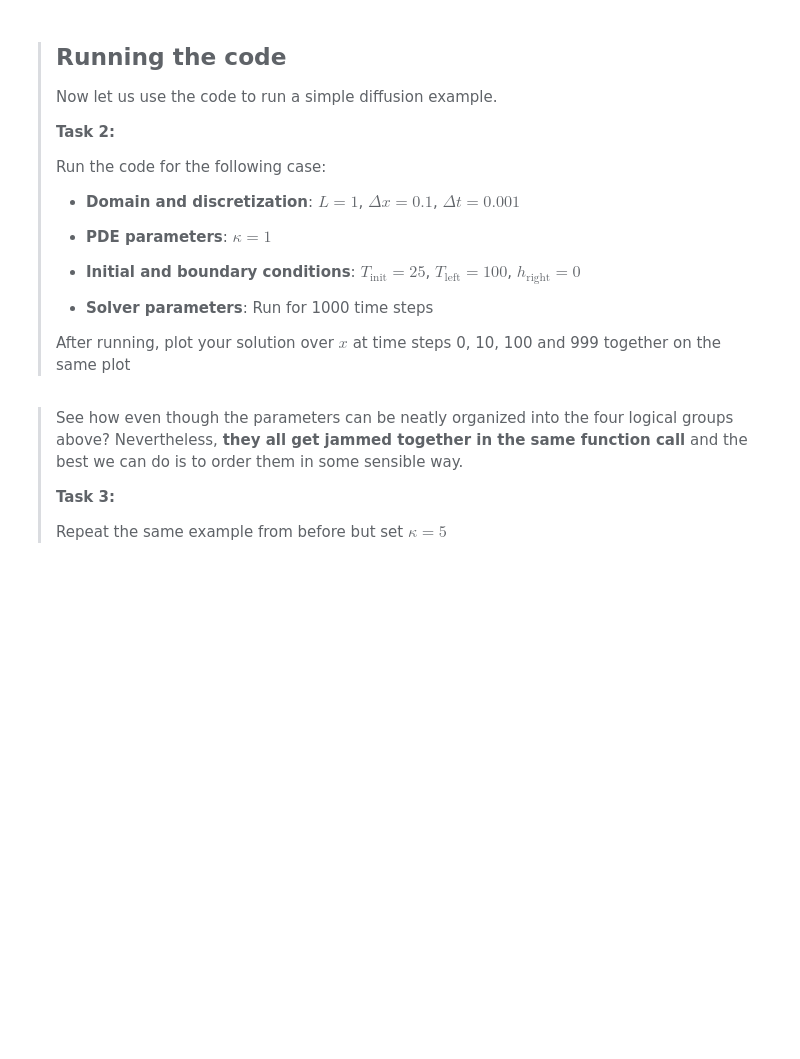
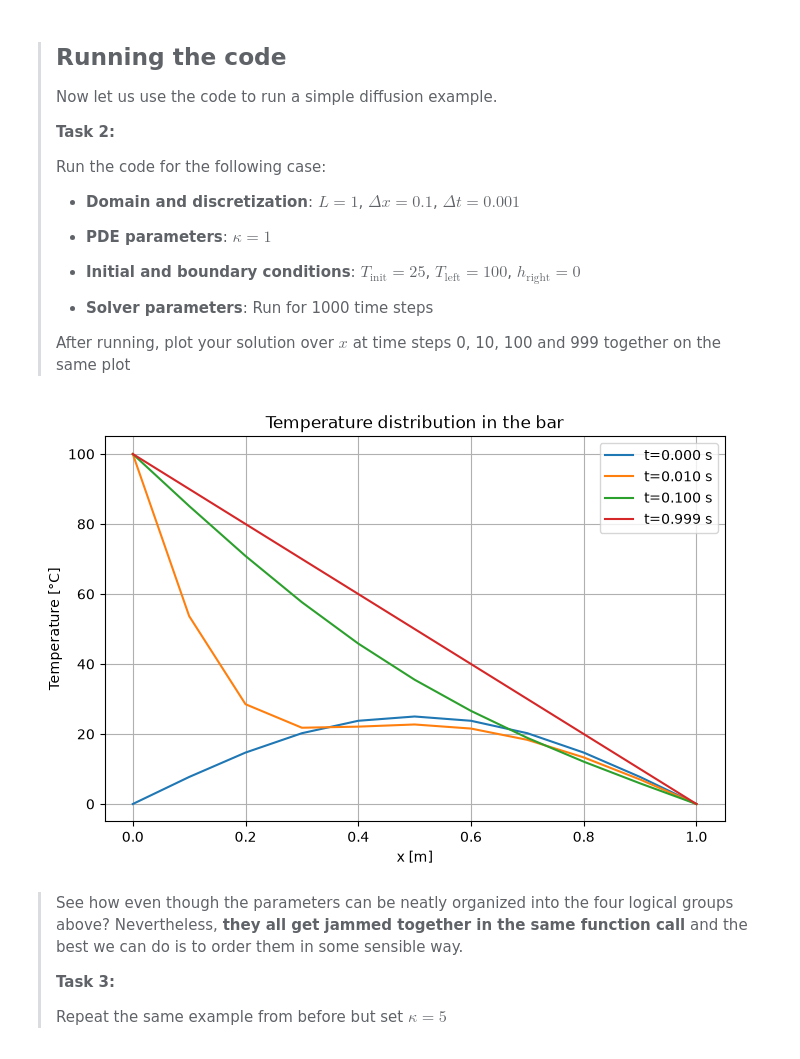
Before and after one commit to chiabalocco/PA2.1, a Jupyter notebook: 1_functional.ipynb, the cells around one changed output. Cells and saved outputs as stored; diff of their text form; code cells hidden in the pictures; blank space fills up the shorter version.

```diff
--- a/1_functional.ipynb
+++ b/1_functional.ipynb
@@ -31,19 +31,19 @@ def run_diffusion(
     T = np.zeros((n_steps,nx))
 
     # temperature field at t=0
-    T[0,:] = # YOUR_CODE_LINE_HERE
+    T[0,:] = T_init(x)
 
     # loop through time
     for n in range(n_steps-1):
         # solution on the left
-        T[n+1,0] = # YOUR_CODE_LINE_HERE
+        T[n+1,0] = T_left
 
         # solution in the interior
         for m in range(1,nx-1):
-            # YOUR_CODE_LINE_HERE
+            T[n+1,m] = T[n,m] + kappa*dt/dx/dx*(T[n,m+1]-2*T[n,m]+T[n,m-1])
 
         # solution on the right
-        T[n+1,-1] = # YOUR_CODE_LINE_HERE
+        T[n+1,-1] = T[n,-1] + h_right*dt/dx
 
     return x, T
 # %% [markdown]
@@ -63,12 +63,33 @@ def run_diffusion(
 > - **Solver parameters**: Run for 1000 time steps
 >
 > After running, plot your solution over $x$ at time steps 0, 10, 100 and 999 together on the same plot
-# %%
-# run the solver
-x,T = # YOUR_CODE_LINE_HERE
-
-# plot the solution
-# YOUR_CODE_LINES_HERE
+# %%
+# run the solver
+x, T = run_diffusion(
+    L=1.0,
+    dx=0.1,
+    dt=0.001,
+    kappa=1,
+    T_init=lambda x: 25*np.sin(np.pi*x),
+    T_left=100,
+    h_right=0,
+    n_steps=1000
+)
+
+# plot the solution
+plt.figure(figsize=(8,5))
+
+for n in [0, 10, 100, 999]:
+    plt.plot(x, T[n,:], label=f't={n*0.001:.3f} s')
+
+plt.xlabel('x [m]')
+plt.ylabel('Temperature [°C]')
+plt.title('Temperature distribution in the bar')
+plt.legend()
+plt.grid()
+plt.show()
+# %% [output]
+[figure, added]
 # %% [markdown]
 > See how even though the parameters can be neatly organized into the four logical groups above? Nevertheless, **they all get jammed together in the same function call** and the best we can do is to order them in some sensible way.
 >
```
Also changed, not shown: parts of 10 cells of this notebook, 1 other file.
